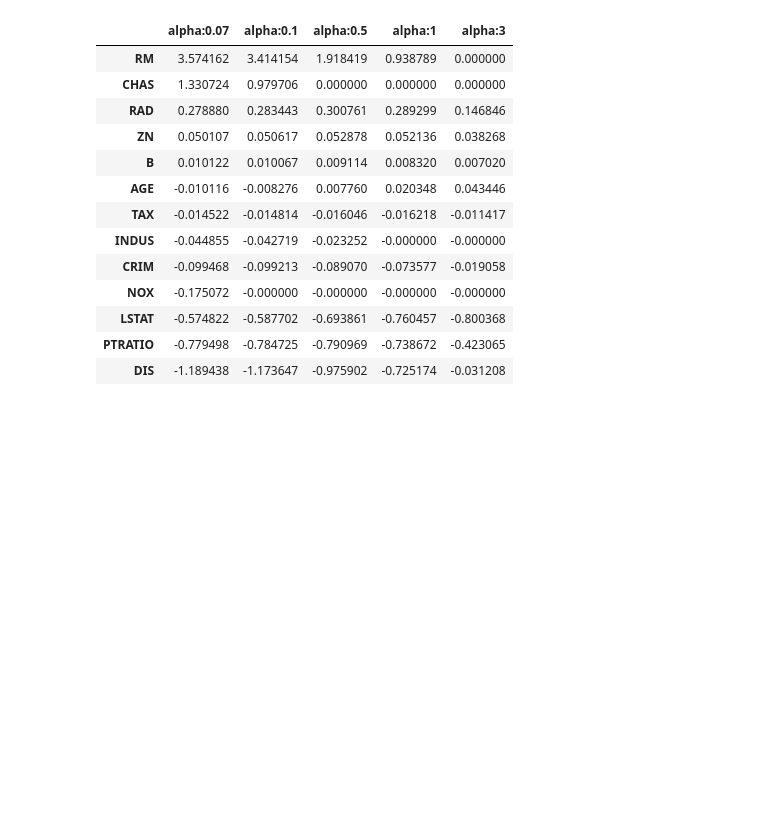
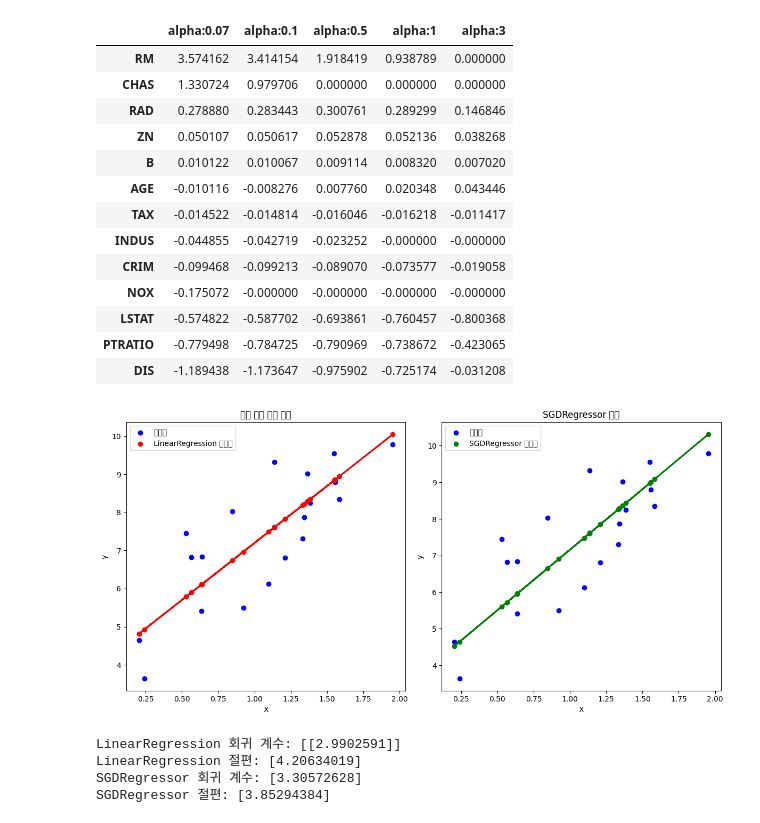
Before and after one commit to YangGuiBee/ML, a Jupyter notebook: TextBook-04/ex04.ipynb, the cells around one changed output. Drawn from its saved outputs; the diff is of its cells as text; code cells hidden in the pictures; blank space fills up the shorter version.

```diff
--- a/TextBook-04/ex04.ipynb
+++ b/TextBook-04/ex04.ipynb
@@ -874,3 +874,70 @@ alpha 3일 때 5 폴드 세트의 평균 RMSE: 6.068
 | LSTAT | -0.574822 | -0.587702 | -0.693861 | -0.760457 | -0.800368 |
 | PTRATIO | -0.779498 | -0.784725 | -0.790969 | -0.738672 | -0.423065 |
 | DIS | -1.189438 | -1.173647 | -0.975902 | -0.725174 | -0.031208 |
+# %%
+######################################################################################################
+## 4강 ## [선형회귀모델과 경사하강법 비교 예제]
+######################################################################################################
+
+import numpy as np
+import matplotlib.pyplot as plt
+from sklearn.linear_model import LinearRegression, SGDRegressor
+from sklearn.model_selection import train_test_split
+
+# 예제 데이터 생성
+np.random.seed(0)
+X = 2 * np.random.rand(100, 1)  # 0에서 2까지의 랜덤 숫자 100개 생성
+y = 4 + 3 * X + np.random.randn(100, 1)  # y = 4 + 3x + 가우시안 노이즈
+
+# 훈련 세트와 테스트 세트로 나누기
+X_train, X_test, y_train, y_test = train_test_split(X, y, test_size=0.2, random_state=42)
+
+# 기본 LinearRegression 모델 초기화 및 훈련
+linear_reg = LinearRegression()
+linear_reg.fit(X_train, y_train)
+
+# SGDRegressor 모델 초기화 및 훈련
+sgd_reg = SGDRegressor(max_iter=1000, tol=1e-3)
+sgd_reg.fit(X_train, y_train.ravel())  # y_train은 1D 배열로 변환
+
+# 모델 예측
+y_pred_linear = linear_reg.predict(X_test)
+y_pred_sgd = sgd_reg.predict(X_test)
+
+# 결과 시각화
+plt.figure(figsize=(12, 6))
+
+# Linear Regression 결과
+plt.subplot(1, 2, 1)
+plt.scatter(X_test, y_test, color='blue', label='실제값')
+plt.scatter(X_test, y_pred_linear, color='red', label='LinearRegression 예측값')
+plt.plot(X_test, y_pred_linear, color='red', linewidth=2)
+plt.title('기본 선형 회귀 모델')
+plt.xlabel('X')
+plt.ylabel('y')
+plt.legend()
+
+# SGDRegressor 결과
+plt.subplot(1, 2, 2)
+plt.scatter(X_test, y_test, color='blue', label='실제값')
+plt.scatter(X_test, y_pred_sgd, color='green', label='SGDRegressor 예측값')
+plt.plot(X_test, y_pred_sgd, color='green', linewidth=2)
+plt.title('SGDRegressor 모델')
+plt.xlabel('X')
+plt.ylabel('y')
+plt.legend()
+
+plt.tight_layout()
+plt.show()
+
+# 회귀 계수 및 절편 출력
+print("LinearRegression 회귀 계수:", linear_reg.coef_)
+print("LinearRegression 절편:", linear_reg.intercept_)
+print("SGDRegressor 회귀 계수:", sgd_reg.coef_)
+print("SGDRegressor 절편:", sgd_reg.intercept_)
+# %% [output]
+[figure, added]
+LinearRegression 회귀 계수: [[2.9902591]]
+LinearRegression 절편: [4.20634019]
+SGDRegressor 회귀 계수: [3.30572628]
+SGDRegressor 절편: [3.85294384]
```
